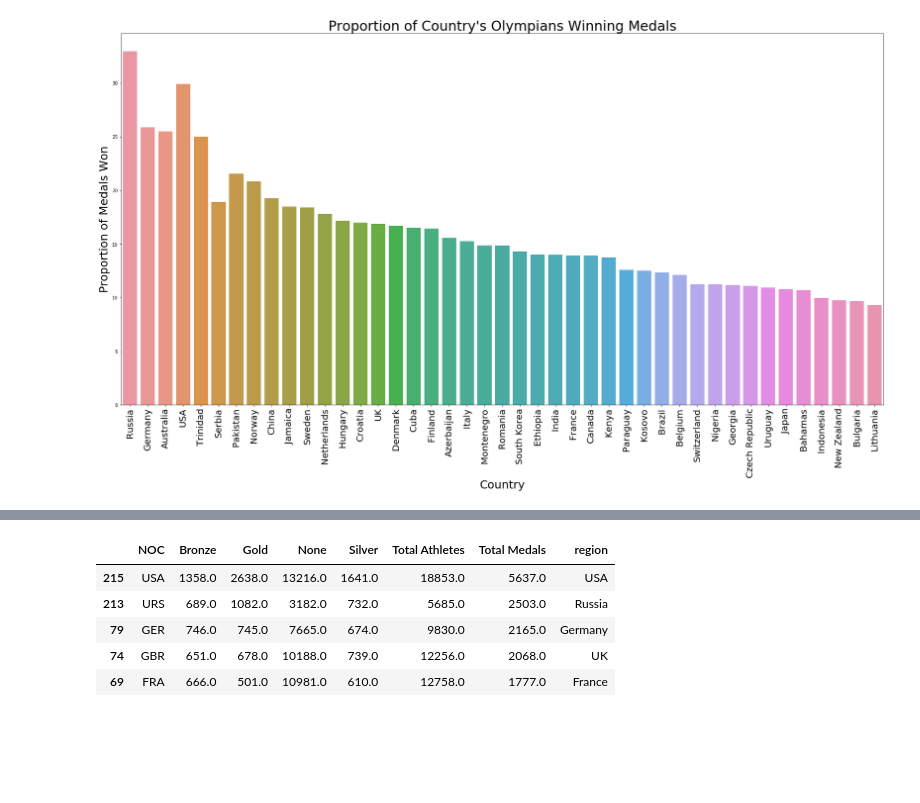
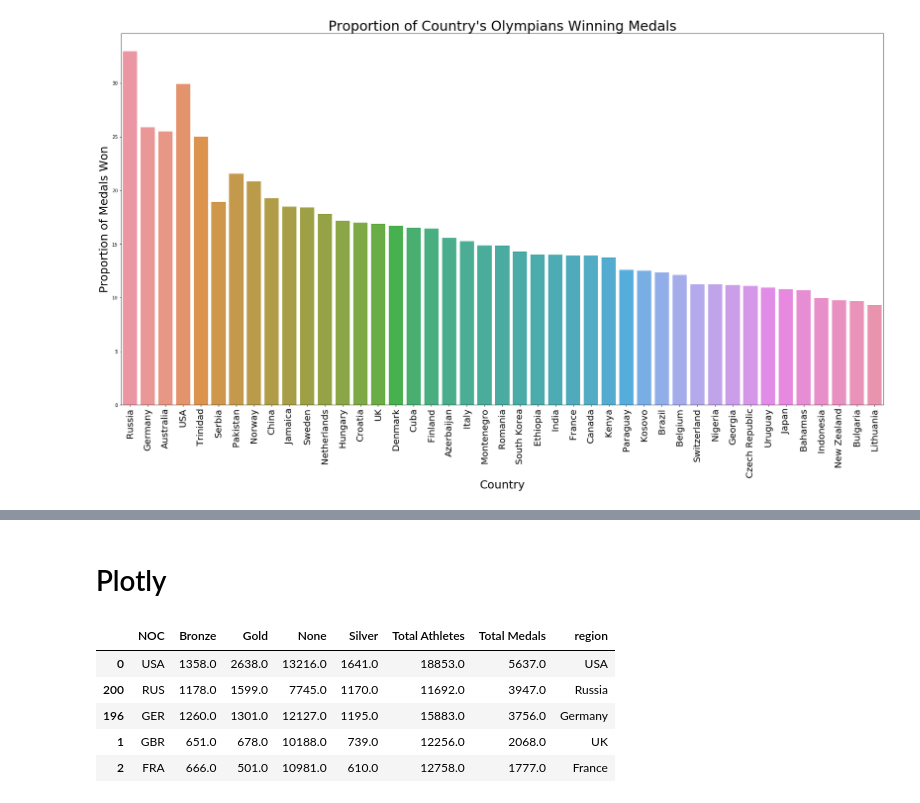
Before and after one commit to huntersapienza/Modern-Olympic-Games-Data-Analysis, a Jupyter notebook: Exploring Countries.ipynb, the cells around one changed output, grey strips where cells are left out. Drawn from its saved outputs; the diff is of its cells as text; code cells hidden in the pictures; blank space fills up the shorter version.

```diff
--- a/Exploring Countries.ipynb
+++ b/Exploring Countries.ipynb
@@ -78,0 +142,6 @@ medals_per_country_final.head()
+# %%
+medals_per_country_map = medals_per_country_final.copy()
+# %%
+to_drop = ['Germany','Yemen','Serbia','Czech Republic','Russia','Malaysia','Greece','Trinidad','Zimbabwe','Australia','Syria','Canada','China']
+for country in to_drop:
+    medals_per_country_map.drop(medals_per_country_map.index[medals_per_country_map['region'] == country], inplace = True)
@@ -78,0 +152,2 @@ medals_per_country_final.head()
+# %%
+medals_per_country_map = medals_per_country_map.append(to_append,ignore_index=True)
@@ -89,3 +183,6 @@ plt.xlabel("Country",fontsize=25)
 plt.show()
 # %% [output]
 [figure]
+# %%
+medals_per_country_map.sort_values('Total Medals',ascending=False,inplace=True)
+to_graph = medals_per_country_map.head(50)
@@ -188,9 +293,11 @@ mapping_data = medals_per_country_final.copy()
+# %% [markdown]
+# Plotly
 # %%
-mapping_data.head()
+medals_per_country_map.head()
 # %% [output]
 |  | NOC | Bronze | Gold | None | Silver | Total Athletes | Total Medals | region |
-| 215 | USA | 1358.0 | 2638.0 | 13216.0 | 1641.0 | 18853.0 | 5637.0 | USA |
-| 213 | URS | 689.0 | 1082.0 | 3182.0 | 732.0 | 5685.0 | 2503.0 | Russia |
-| 79 | GER | 746.0 | 745.0 | 7665.0 | 674.0 | 9830.0 | 2165.0 | Germany |
-| 74 | GBR | 651.0 | 678.0 | 10188.0 | 739.0 | 12256.0 | 2068.0 | UK |
-| 69 | FRA | 666.0 | 501.0 | 10981.0 | 610.0 | 12758.0 | 1777.0 | France |
+| 0 | USA | 1358.0 | 2638.0 | 13216.0 | 1641.0 | 18853.0 | 5637.0 | USA |
+| 200 | RUS | 1178.0 | 1599.0 | 7745.0 | 1170.0 | 11692.0 | 3947.0 | Russia |
+| 196 | GER | 1260.0 | 1301.0 | 12127.0 | 1195.0 | 15883.0 | 3756.0 | Germany |
+| 1 | GBR | 651.0 | 678.0 | 10188.0 | 739.0 | 12256.0 | 2068.0 | UK |
+| 2 | FRA | 666.0 | 501.0 | 10981.0 | 610.0 | 12758.0 | 1777.0 | France |
```
Also changed, not shown: parts of 39 cells of this notebook, 2 other files.
